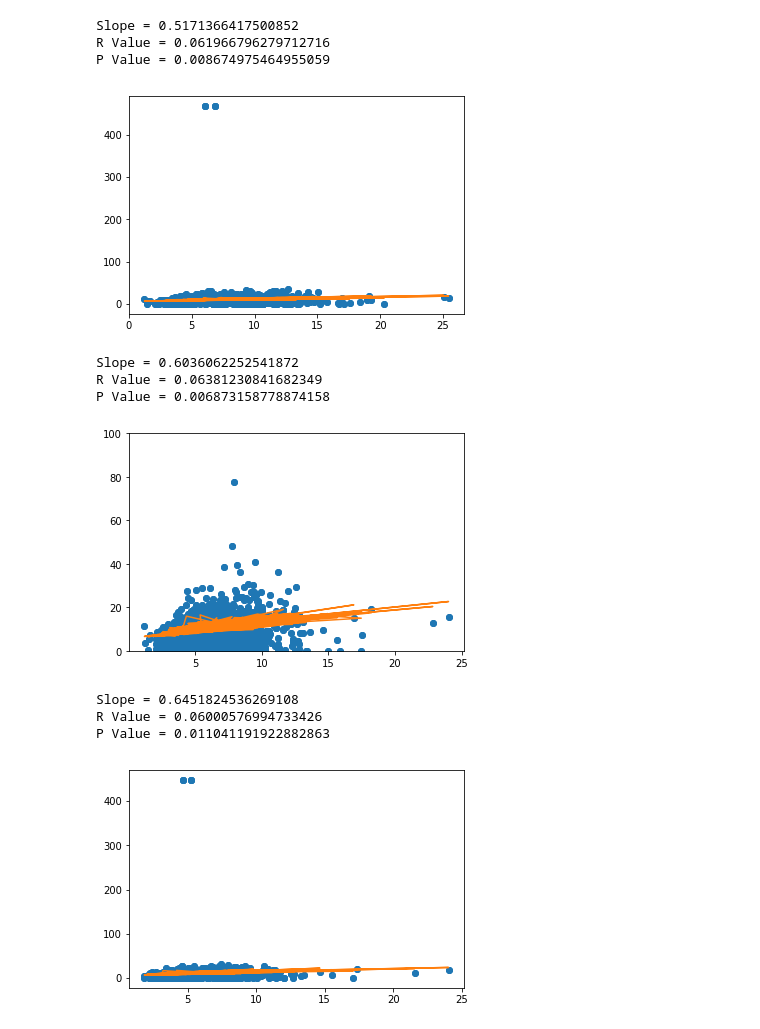
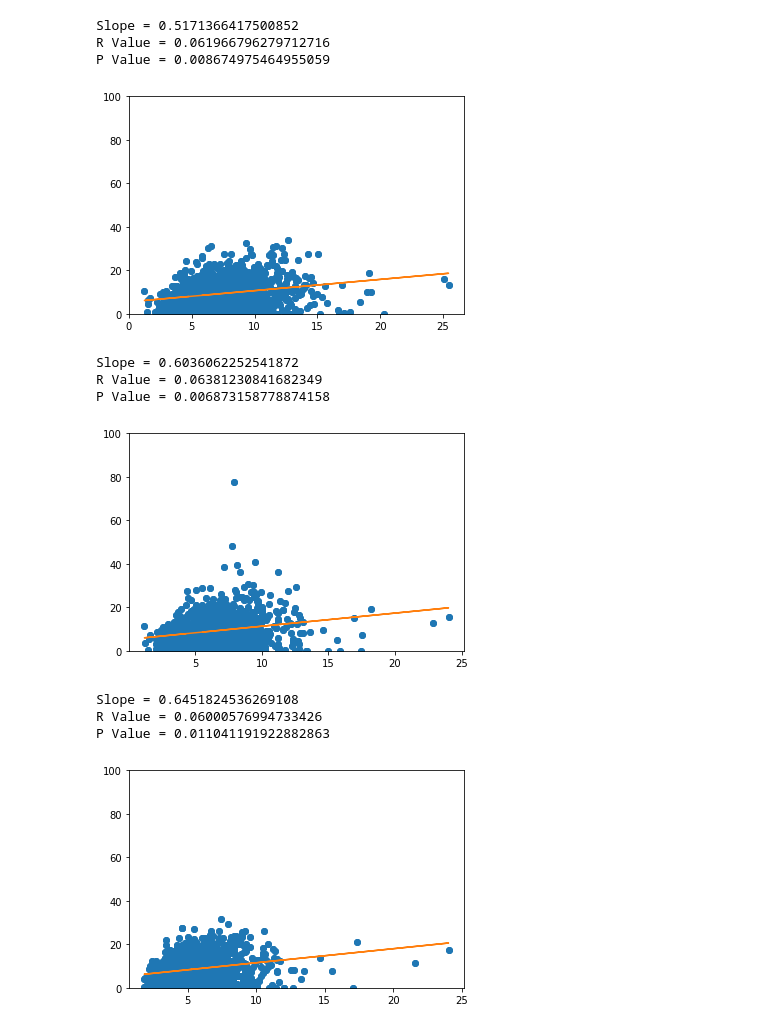
Before and after one commit to DLaury/ProjectOne, a Jupyter notebook: MergedDF.ipynb, the cells around one changed output. Drawn from its saved outputs; the diff is of its cells as text; code cells hidden in the pictures.

```diff
--- a/MergedDF.ipynb
+++ b/MergedDF.ipynb
@@ -128,25 +155,26 @@ P Value = 0.0008162834673088378
 # %%
 plt.scatter(year2013DF['Average Percent Unemployed'], year2013DF['Crimes Per 100 Workers'])
 x3 = year2013DF['Average Percent Unemployed']
 y3 = year2013DF['Crimes Per 100 Workers']
 slope, intercept, r_value, p_value, std_err = stats.linregress(x3,y3)
-line3 = slope*x+intercept
+line3 = slope*x3+intercept
 
 plt.plot(x3,y3,'o', x3, line3)
+plt.ylim(0,100)
 print(f"Slope = {slope}")
 print(f"R Value = {r_value}")
 print(f"P Value = {p_value}")
 # %% [output]
 Slope = 0.5171366417500852
 R Value = 0.061966796279712716
 P Value = 0.008674975464955059
-[figure, old version]
+[figure, new version]
 # %%
 plt.scatter(year2014DF['Average Percent Unemployed'], year2014DF['Crimes Per 100 Workers'])
 x4 = year2014DF['Average Percent Unemployed']
 y4 = year2014DF['Crimes Per 100 Workers']
 slope, intercept, r_value, p_value, std_err = stats.linregress(x4,y4)
-line4 = slope*x+intercept
+line4 = slope*x4+intercept
 
 plt.plot(x4,y4,'o', x4, line4)
 plt.ylim(0,100)
@@ -157,15 +185,16 @@ print(f"P Value = {p_value}")
 Slope = 0.6036062252541872
 R Value = 0.06381230841682349
 P Value = 0.006873158778874158
-[figure, old version]
+[figure, new version]
 # %%
 plt.scatter(year2015DF['Average Percent Unemployed'], year2015DF['Crimes Per 100 Workers'])
 x5 = year2015DF['Average Percent Unemployed']
 y5 = year2015DF['Crimes Per 100 Workers']
 slope, intercept, r_value, p_value, std_err = stats.linregress(x5,y5)
-line5 = slope*x+intercept
+line5 = slope*x5+intercept
 
 plt.plot(x5,y5,'o', x5, line5)
+plt.ylim(0,100)
 print(f"Slope = {slope}")
 print(f"R Value = {r_value}")
 print(f"P Value = {p_value}")
@@ -173,4 +202,4 @@ print(f"P Value = {p_value}")
 Slope = 0.6451824536269108
 R Value = 0.06000576994733426
 P Value = 0.011041191922882863
-[figure, old version]
+[figure, new version]
```
Also changed, not shown: parts of 7 cells of this notebook, 1 other file.
